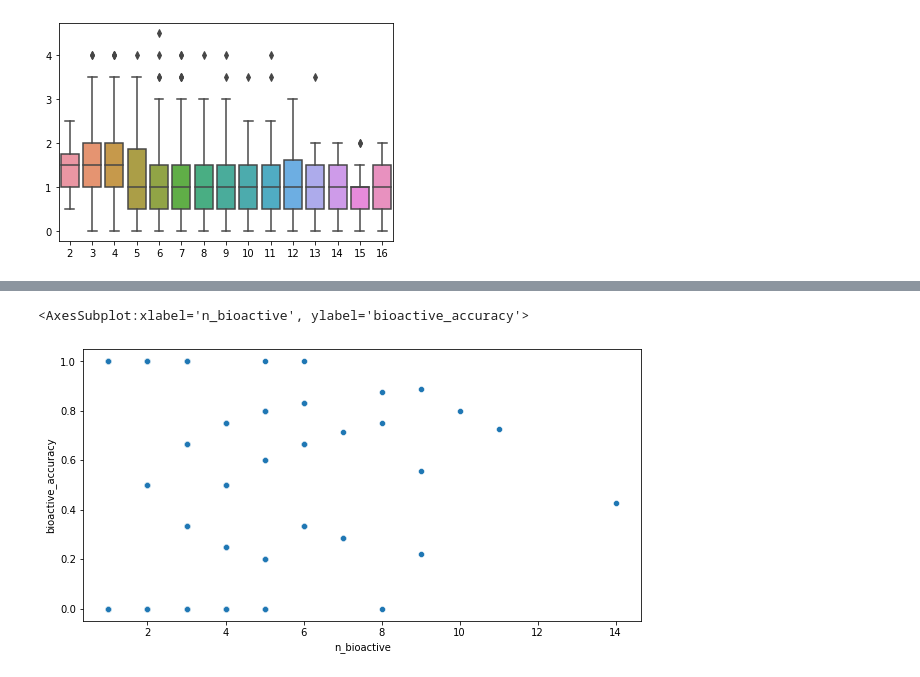
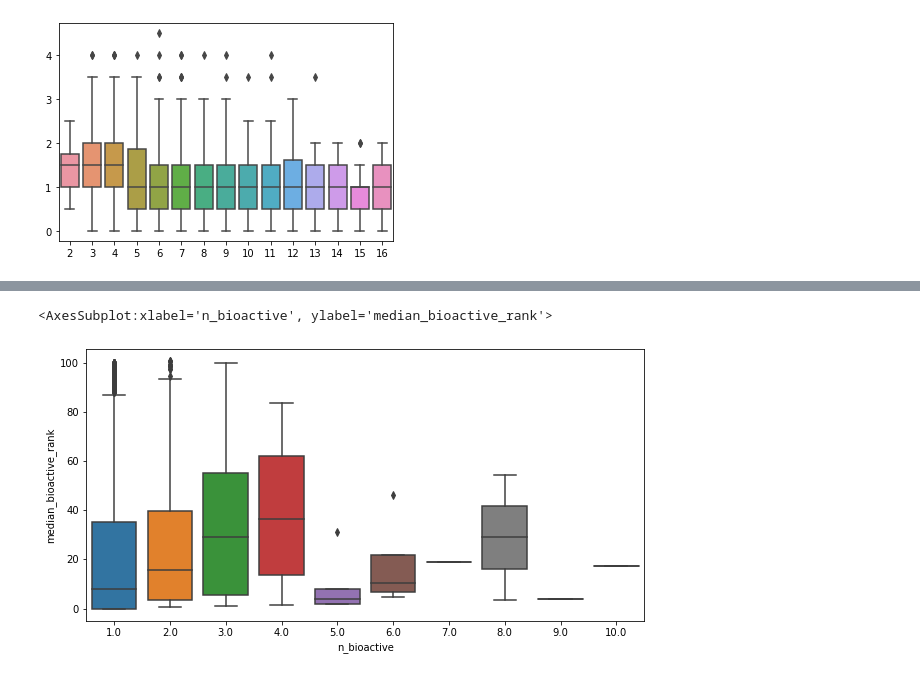
Before and after one commit to bbaillif/bioactive_conformation_predictor, a Jupyter notebook: ranking_evaluation_gen100-platinum.ipynb, the cells around one changed output, grey strips where cells are left out. Cells and saved outputs as stored; diff of their text form; code cells hidden in the pictures.

```diff
--- a/ranking_evaluation_gen100-platinum.ipynb
+++ b/ranking_evaluation_gen100-platinum.ipynb
@@ -12,5 +18,7 @@ from tqdm import tqdm
+# %%
+rng = default_rng()
 # %%
-t = pd.read_csv('results/scaffold_split_0_new_pdbbind')
+t = pd.read_csv('results/scaffold_split_0_new_platinum')
 # %%
 t.head(1)
 # %% [output]
@@ -229,0 +30,17 @@ for iteration in range(2) :
+# %%
+data_dir = 'data/'
+pdbbind_refined_dir = '../PDBBind/PDBbind_v2020_refined/refined-set/'
+pdbbind_general_dir = '../PDBBind/PDBbind_v2020_other_PL/v2020-other-PL/'
+
+with open(os.path.join(data_dir, 'random_splits', f'test_smiles_random_split_0.txt'), 'r') as f :
+    test_smiles = f.readlines()
+    test_smiles = [smiles.strip() for smiles in test_smiles]
+
+with open(os.path.join(data_dir, 'raw', 'ccdc_generated_conf_ensemble_library.p'), 'rb') as f :
+    cel = pickle.load(f)
+# %%
+encoder_path = os.path.join(data_dir, 'molecule_encoders.p')
+if os.path.exists(encoder_path) : # Load existing encoder
+    with open(encoder_path, 'rb') as f:
+        mol_encoders = pickle.load(f)
+mol_featurizer = MoleculeFeaturizer(mol_encoders)
@@ -782,6 +445,6 @@ sns.scatterplot(data=t_nomicro, x='n_generated', y='mean_loss')
 # %%
 plt.figure(figsize=(10,5))
-sns.scatterplot(data=t_nomicro, x='n_bioactive', y='bioactive_accuracy')
+sns.boxplot(data=t_nomicro, x='n_bioactive', y='median_bioactive_rank')
 # %% [output]
-<AxesSubplot:xlabel='n_bioactive', ylabel='bioactive_accuracy'>
+<AxesSubplot:xlabel='n_bioactive', ylabel='median_bioactive_rank'>
-[figure, old version]
+[figure, new version]
```
Also changed, not shown: parts of 100 cells of this notebook, 25 other files.
